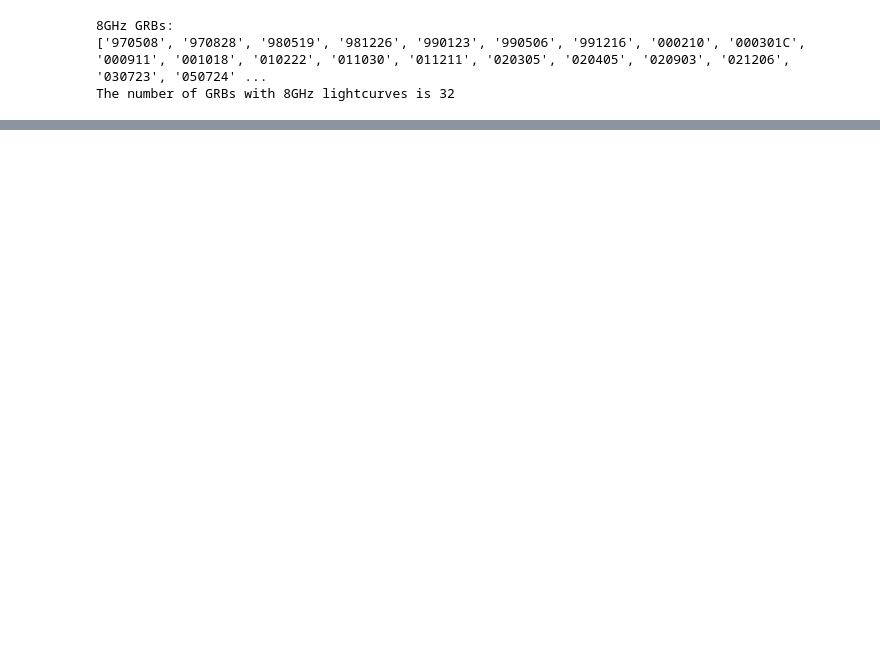
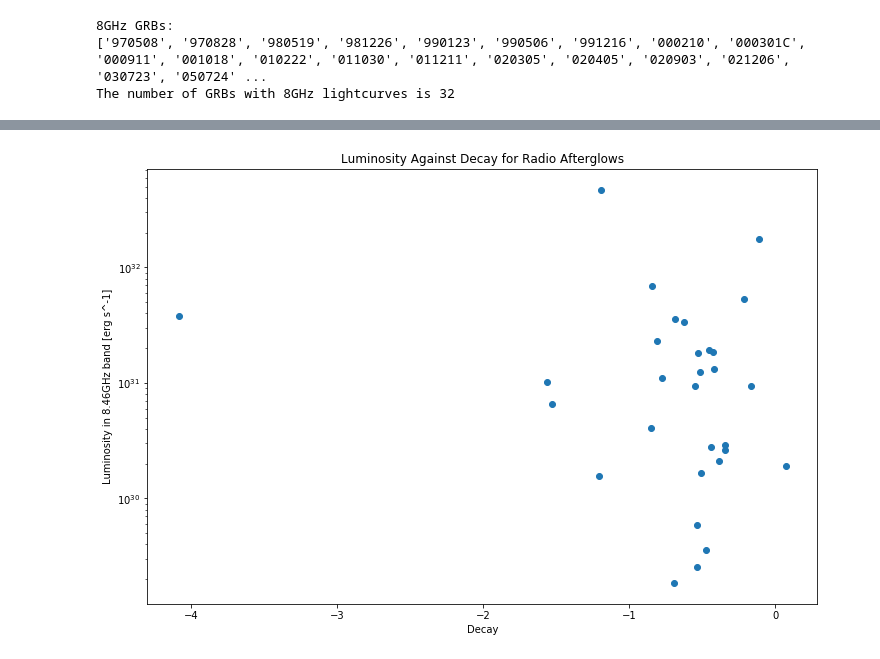
Before and after one commit to Gamma-Ray-Burst-J-K/GRB-Scripts, a Jupyter notebook: Lightcurve Code.ipynb, the cells around one changed output, grey strips where cells are left out. Saved outputs shown, nothing was run; the diff lists cells and outputs as text; code cells hidden in the pictures; blank space fills up the shorter version.

```diff
--- a/Lightcurve Code.ipynb
+++ b/Lightcurve Code.ipynb
@@ -924,0 +1181,16 @@ for row in data_freq:
+# %%
+"""
+PLOT OF LUMINOSITY AGAINST DECAY
+"""
+
+# plot scatter graph of early luminosity against decay
+plt.figure(figsize = (12, 8))
+plt.title(f'Luminosity Against Decay for Radio Afterglows')
+plt.xlabel("Decay")
+plt.yscale("log")
+plt.ylabel("Luminosity in 8.46GHz band [erg s^-1]")
+plt.scatter(decay_constant, early_lums)
+#plt.legend(bbox_to_anchor=(1,1), loc="upper left")
+plt.show()
+# %% [output]
+[figure, added]
```
Also changed, not shown: parts of 5 cells of this notebook.
